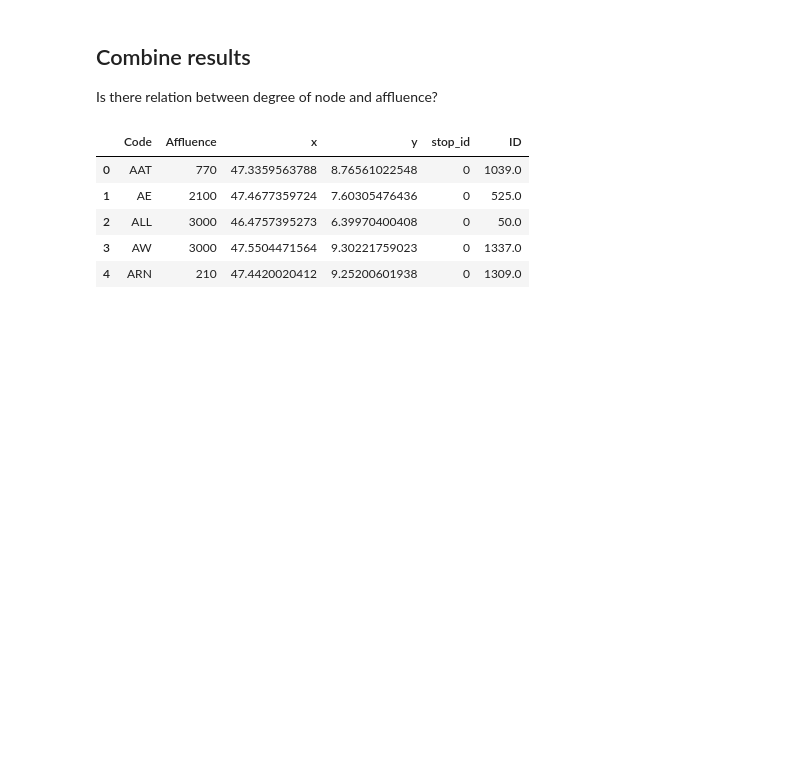
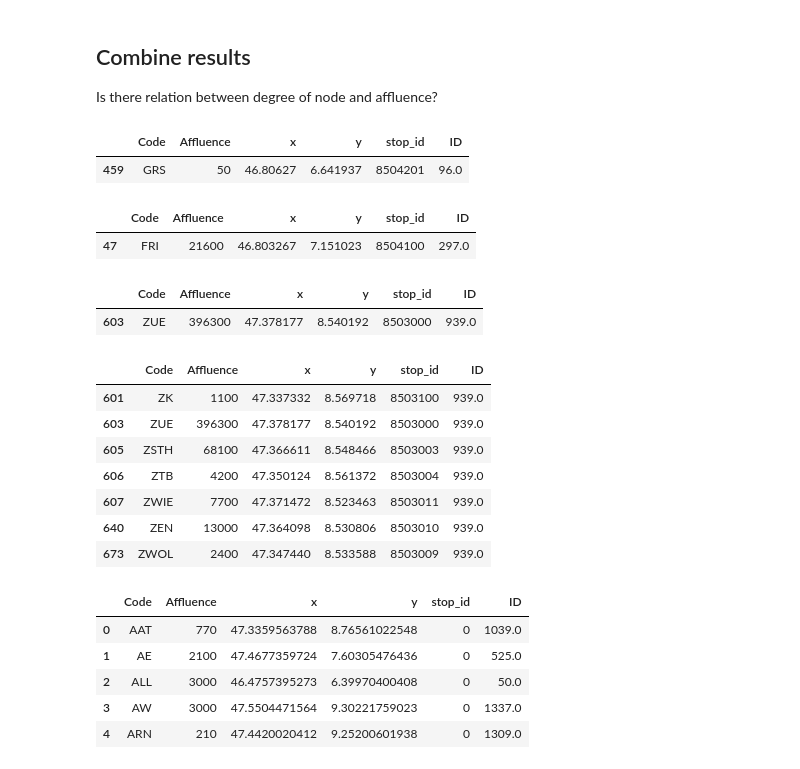
Before and after one commit to rubenfiszel/switzograms, a Jupyter notebook: notebooks/Compute centers.ipynb, the cells around one changed output. Cells and saved outputs as stored; diff of their text form; code cells hidden in the pictures; blank space fills up the shorter version.

```diff
--- a/notebooks/Compute centers.ipynb
+++ b/notebooks/Compute centers.ipynb
@@ -182,6 +203,32 @@ Centers with affluence data: 371
 # %% [markdown]
 ## Combine results
 Is there relation between degree of node and affluence?
+# %%
+affluence[affluence.stop_id == 8504201]
+# %% [output]
+|  | Code | Affluence | x | y | stop_id | ID |
+| 459 | GRS | 50 | 46.80627 | 6.641937 | 8504201 | 96.0 |
+# %%
+affluence[affluence.Code == 'FRI']
+# %% [output]
+|  | Code | Affluence | x | y | stop_id | ID |
+| 47 | FRI | 21600 | 46.803267 | 7.151023 | 8504100 | 297.0 |
+# %%
+affluence[affluence.Code == 'ZUE']
+# %% [output]
+|  | Code | Affluence | x | y | stop_id | ID |
+| 603 | ZUE | 396300 | 47.378177 | 8.540192 | 8503000 | 939.0 |
+# %%
+affluence[affluence.ID == 939]
+# %% [output]
+|  | Code | Affluence | x | y | stop_id | ID |
+| 601 | ZK | 1100 | 47.337332 | 8.569718 | 8503100 | 939.0 |
+| 603 | ZUE | 396300 | 47.378177 | 8.540192 | 8503000 | 939.0 |
+| 605 | ZSTH | 68100 | 47.366611 | 8.548466 | 8503003 | 939.0 |
+| 606 | ZTB | 4200 | 47.350124 | 8.561372 | 8503004 | 939.0 |
+| 607 | ZWIE | 7700 | 47.371472 | 8.523463 | 8503011 | 939.0 |
+| 640 | ZEN | 13000 | 47.364098 | 8.530806 | 8503010 | 939.0 |
+| 673 | ZWOL | 2400 | 47.347440 | 8.533588 | 8503009 | 939.0 |
 # %%
 affluence = affluence.join(affluence_with_ids, rsuffix='_r').drop(['Code_r'], axis=1)
 affluence.head()
```
Also changed, not shown: parts of 16 cells of this notebook, 2 other files.
